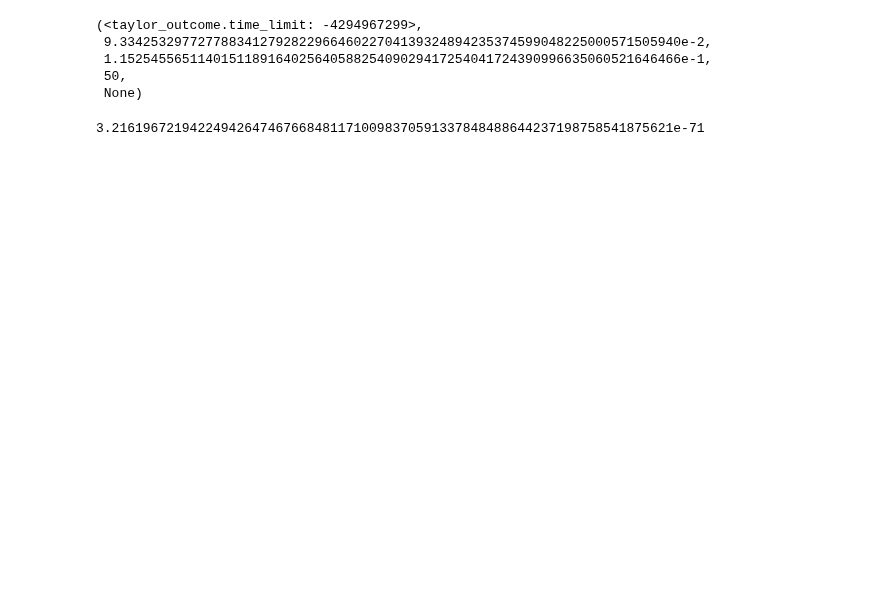
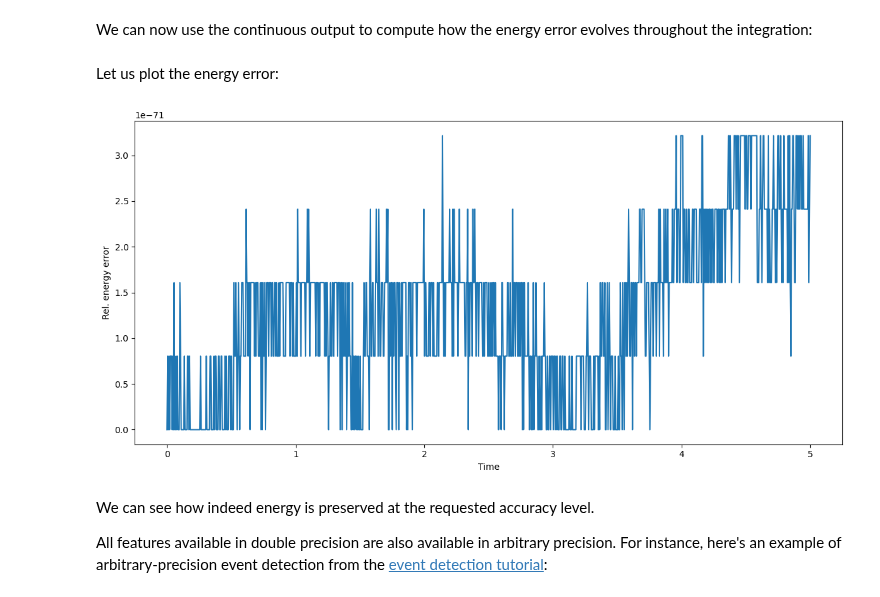
Before and after one commit to bluescarni/heyoka.py, a Jupyter notebook: doc/notebooks/arbitrary_precision.ipynb, the cells around one changed output. Drawn from its saved outputs; the diff is of its cells as text; code cells hidden in the pictures; blank space fills up the shorter version.

Commit message:
Finish up the multiprecision tutorial.

```diff
--- a/doc/notebooks/arbitrary_precision.ipynb
+++ b/doc/notebooks/arbitrary_precision.ipynb
@@ -58,0 +117,10 @@ ta = hy.taylor_adaptive(sys,
+# %%
+# Alternative - but equivalent - way of
+# setting up an octuple-precision integration.
+ta = hy.taylor_adaptive(sys,
+                        [real(-1), real(0)],
+                        # Specify that the integrator must operate
+                        # in arbitrary precision.
+                        fp_type=real,
+                        # Explicitly specify the precision.
+                        prec=prec)
@@ -61,8 +149,2 @@ E0 = compute_energy(ta.state)
 # %%
-ta.propagate_until(real(5))
+out = ta.propagate_until(real(5), c_output=True)
-# %% [output]
-(<taylor_outcome.time_limit: -4294967299>,
- 9.334253297727788341279282296646022704139324894235374599048225000571505940e-2,
- 1.152545565114015118916402564058825409029417254041724390996635060521646466e-1,
- 50,
- None)
@@ -71,4 +151,28 @@ E1 = compute_energy(ta.state)
-# %%
-abs((E0 - E1)/E0)
-# %% [output]
-3.216196721942249426474676684811710098370591337848488644237198758541875621e-71
+# %% [markdown]
+We can now use the continuous output to compute how the energy error evolves throughout the integration:
+# %%
+# Define a time grid in octuple precision.
+tgrid = np.linspace(real(0, prec), real(5, prec), 1000)
+
+# Compute the relative energy error over the time grid.
+Eerr = [abs((compute_energy(_) - E0)/E0) for _ in out[-1](tgrid)]
+# %% [markdown]
+Let us plot the energy error:
+# %%
+%matplotlib inline
+from matplotlib.pylab import plt
+
+fig = plt.figure(figsize=(12, 6))
+
+plt.plot(tgrid, Eerr)
+
+plt.xlabel("Time")
+plt.ylabel("Rel. energy error")
+
+plt.tight_layout()
+# %% [output]
+[figure, added]
+# %% [markdown]
+We can see how indeed energy is preserved at the requested accuracy level.
+
+All features available in double precision are also available in arbitrary precision. For instance, here's an example of arbitrary-precision event detection from the [event detection tutorial](<./Event detection.ipynb>):
```
Also changed, not shown: parts of 42 cells of this notebook.
